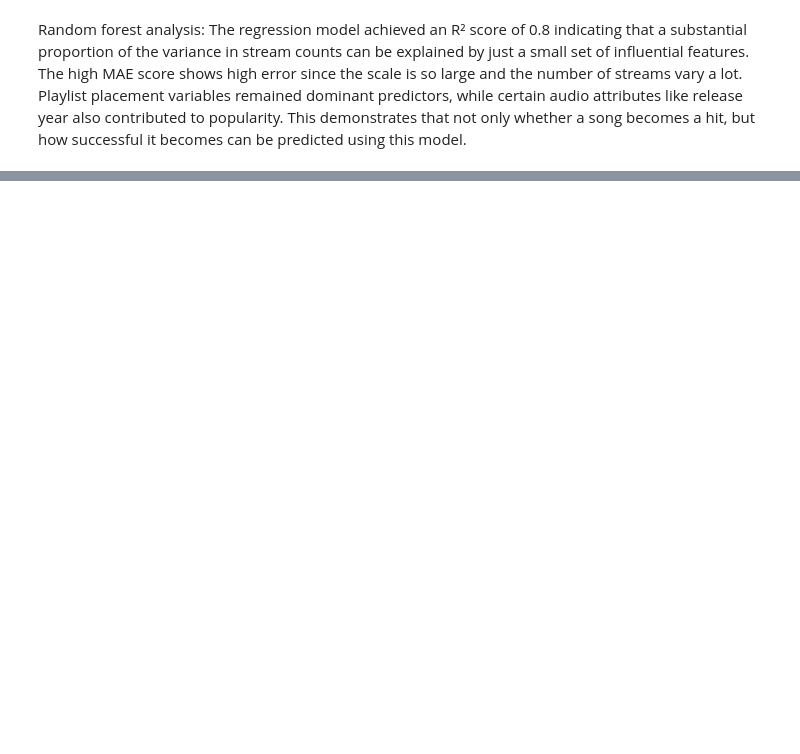
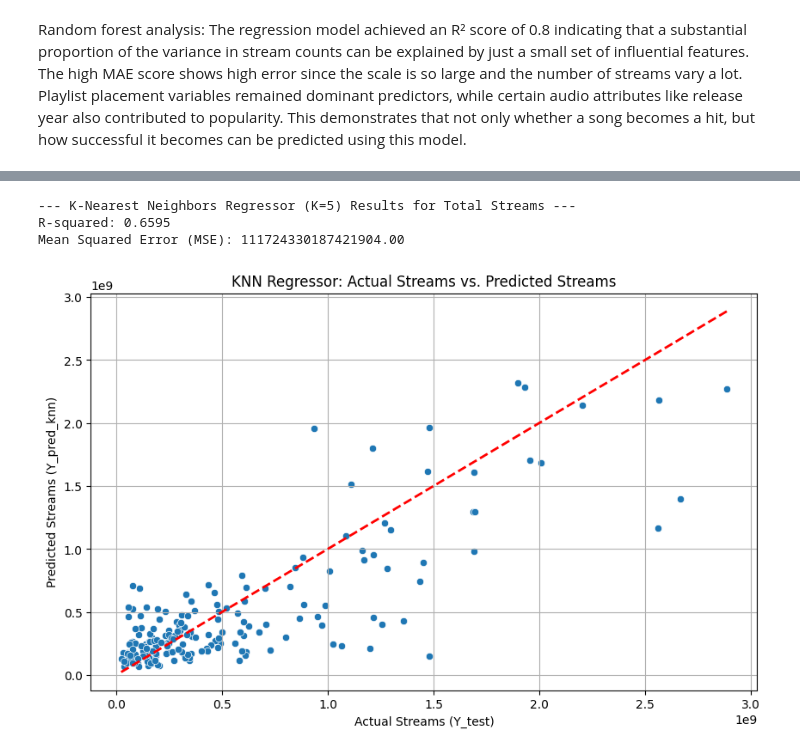
Before and after one commit to JoshuaHildebrand/CMSC320_Project, a Jupyter notebook: project.ipynb, the cells around one changed output, grey strips where cells are left out. Saved outputs shown, nothing was run; the diff lists cells and outputs as text; code cells hidden in the pictures; blank space fills up the shorter version.

Commit message:
KNN model and formatting and conclusion

```diff
--- a/project.ipynb
+++ b/project.ipynb
@@ -617,0 +650,70 @@ The regression model achieved an R² score of 0.8 indicating that a substantial
+# %%
+# --- KNN Regressor: Predicting Total Streams ---
+
+# Import necessary libraries
+from sklearn.neighbors import KNeighborsRegressor
+from sklearn.metrics import mean_squared_error, r2_score
+from sklearn.model_selection import train_test_split
+from sklearn.preprocessing import StandardScaler
+import pandas as pd
+import numpy as np
+import matplotlib.pyplot as plt
+import seaborn as sns
+
+# 0. Data Preparation (Assumes 'charts2' is defined from preceding cells)
+X_features = [
+    'artist_count', 'released_year', 'released_month', 'released_day',
+    'in_spotify_playlists', 'in_apple_playlists', 'in_deezer_playlists',
+    'in_spotify_charts', 'in_apple_charts', 'in_deezer_charts',
+    'in_shazam_charts', 'bpm', 'danceability_%', 'valence_%',
+    'energy_%', 'acousticness_%', 'instrumentalness_%', 'liveness_%',
+    'speechiness_%'
+]
+
+# *** CRITICAL CHANGE: Target is now 'streams' (Total Spotify Streams) ***
+X_reg = charts2[X_features].fillna(0)
+Y_reg = charts2['streams']  # Target: Continuous stream count
+
+# 1. Train/Test Split (Using the consistent random_state=99)
+X_train_reg, X_test_reg, y_train_reg, y_test_reg = train_test_split(
+    X_reg, Y_reg, test_size=0.2, random_state=99
+)
+
+# 2. Scale the Data (CRUCIAL for KNN)
+scaler_reg = StandardScaler()
+X_train_reg_scaled = scaler_reg.fit_transform(X_train_reg)
+X_test_reg_scaled = scaler_reg.transform(X_test_reg)
+
+# 3. Implement and Train K-Nearest Neighbors Regressor
+knn_model = KNeighborsRegressor(n_neighbors=5)
+knn_model.fit(X_train_reg_scaled, y_train_reg)
+
+# 4. Evaluate Performance
+y_pred_knn = knn_model.predict(X_test_reg_scaled)
+r2_knn = r2_score(y_test_reg, y_pred_knn)
+mse_knn = mean_squared_error(y_test_reg, y_pred_knn)
+
+# NOTE: The R-squared value will likely be lower than 0.8 but higher than 0.7386
+# based on earlier checks for total streams.
+print(f"\n--- K-Nearest Neighbors Regressor (K=5) Results for Total Streams ---")
+print(f"R-squared: {r2_knn:.4f}")
+print(f"Mean Squared Error (MSE): {mse_knn:.2f}")
+
+# 5. Visualize Results
+plt.figure(figsize=(10, 6))
+sns.scatterplot(x=y_test_reg, y=y_pred_knn)
+plt.plot(
+    [y_test_reg.min(), y_test_reg.max()],
+    [y_test_reg.min(), y_test_reg.max()],
+    'r--', lw=2
+)
+plt.title('KNN Regressor: Actual Streams vs. Predicted Streams')
+plt.xlabel('Actual Streams (Y_test)')
+plt.ylabel('Predicted Streams (Y_pred_knn)')
+plt.grid(True)
+plt.show()
+# %% [output]
+--- K-Nearest Neighbors Regressor (K=5) Results for Total Streams ---
+R-squared: 0.6595
+Mean Squared Error (MSE): 111724330187421904.00
+[figure, added]
```
Also changed, not shown: parts of 27 cells of this notebook.
